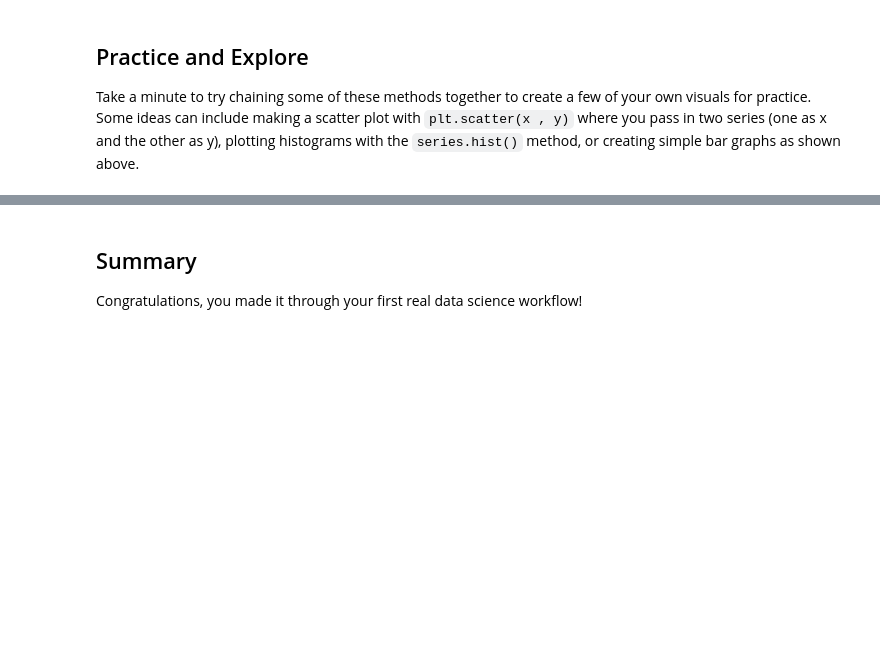
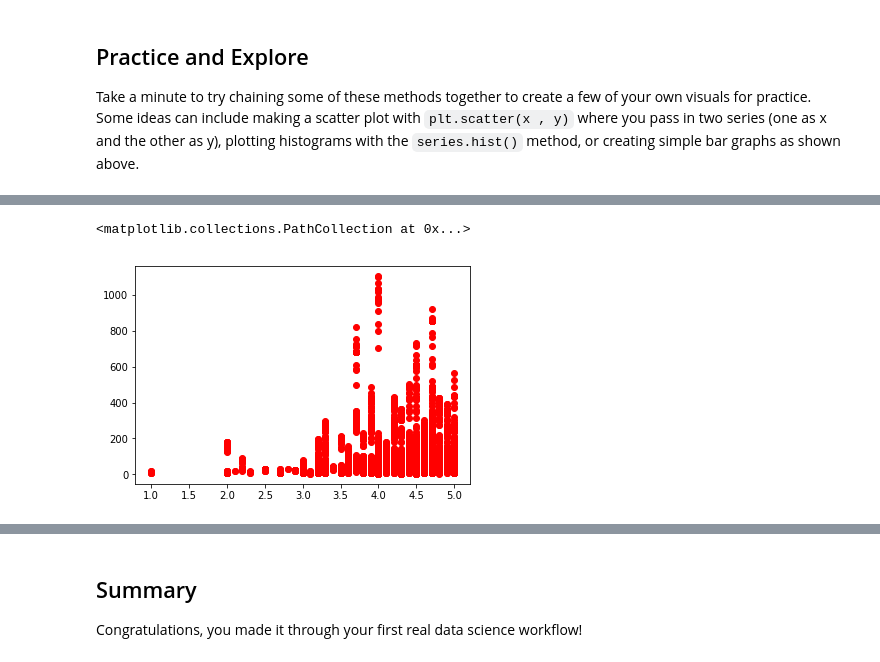
Before and after one commit to tigerarcades/Day2, a Jupyter notebook: Codealong/dsc-first-codealong-NF/index.ipynb, the cells around one changed output, grey strips where cells are left out. Cells and saved outputs as stored; diff of their text form; code cells hidden in the pictures; blank space fills up the shorter version.

```diff
--- a/Codealong/dsc-first-codealong-NF/index.ipynb
+++ b/Codealong/dsc-first-codealong-NF/index.ipynb
@@ -251,2 +473,7 @@ plt.scatter(df.play_star_rating, df.star_rating)
+# %%
+plt.scatter(df.play_star_rating, df.list_price, color='r')
+# %% [output]
+<matplotlib.collections.PathCollection at 0x...>
+[figure, added]
 # %%
 df.play_star_rating.hist()
```
Also changed, not shown: parts of 36 cells of this notebook.
